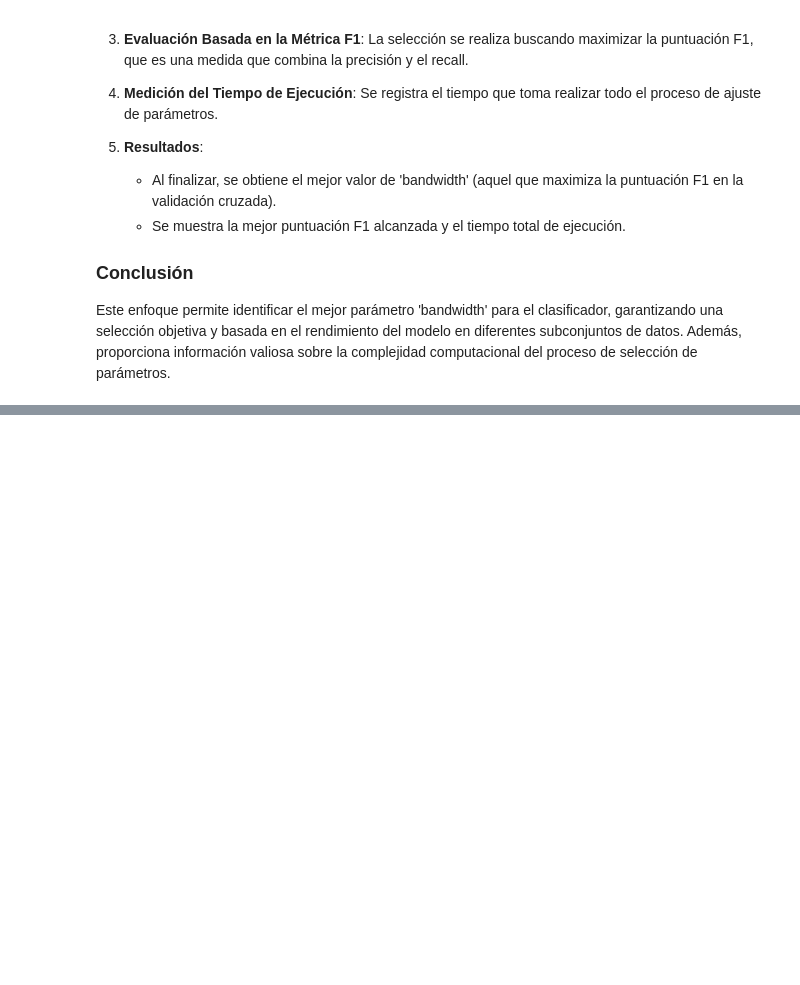
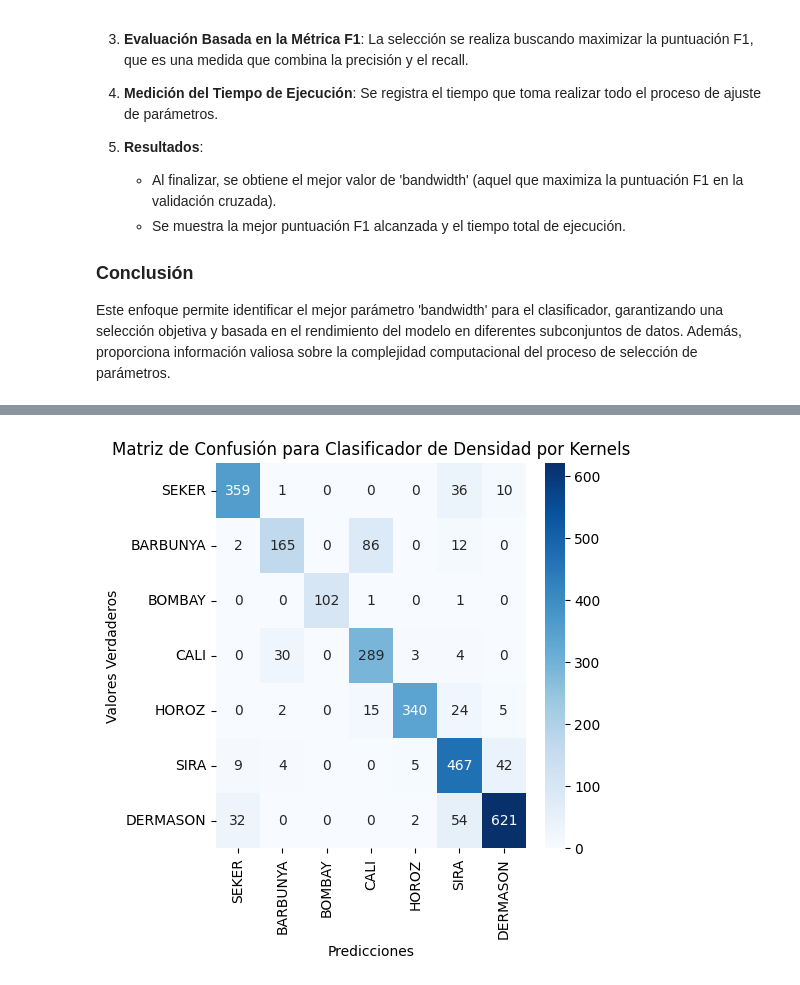
Before and after one commit to feliperussi/rdp_proyeto_2, a Jupyter notebook: RdP_proyecto_2.ipynb, the cells around one changed output, grey strips where cells are left out. Saved outputs shown, nothing was run; the diff lists cells and outputs as text; code cells hidden in the pictures; blank space fills up the shorter version.

```diff
--- a/RdP_proyecto_2.ipynb
+++ b/RdP_proyecto_2.ipynb
@@ -200,0 +533,33 @@ y_pred = best_clf.predict(X_test)
+# %%
+# Definición de los parámetros a probar
+param_grid = {'bandwidth': [1.0, 2.0, 3.0, 4.0, 5.0]}
+
+# Inicialización de GridSearchCV con validación cruzada de 5 particiones (20% de los datos para prueba)
+grid_search = GridSearchCV(KernelDensityClassifier(), param_grid, cv=5, scoring='f1_macro')
+
+# Medición del tiempo de "preparación" y ajuste de parámetros
+start_time = time.time()
+grid_search.fit(X_train_dry_bean, y_train_dry_bean)
+end_time = time.time()
+
+# Tiempo total utilizado en el proceso
+total_time = end_time - start_time
+
+# Resultados de GridSearchCV
+best_params = grid_search.best_params_
+best_score = grid_search.best_score_
+# %%
+# Obtener el mejor clasificador
+best_clf_kde_dry_bean = grid_search.best_estimator_
+
+# Entrenar el mejor clasificador
+best_clf_kde_dry_bean.fit(X_train_dry_bean, y_train_dry_bean)
+
+# Predecir las etiquetas de clase para los datos de prueba
+y_pred_kde_dry_bean = best_clf_kde_dry_bean.predict(X_test_dry_bean)
+# %%
+dry_bean_results_kde = classification_report(y_test_dry_bean, y_pred_kde_dry_bean, output_dict=True)
+dry_bean_results_kde['accuracy'] = accuracy_score(y_test_dry_bean, y_pred_kde_dry_bean)
+dry_bean_results_kde["time"] = total_time
+dry_bean_results_kde["best_params"] = f"h = {best_params}"
+dry_bean_results_kde["confusion_matrix"] = confusion_matrix(y_test_dry_bean, y_pred_kde_dry_bean)
@@ -224,0 +605,14 @@ weighted avg       0.96      0.96      0.96       137
+# %%
+conf_matrix = dry_bean_results_kde["confusion_matrix"]
+
+# Graficando la matriz de confusión
+plt.figure(figsize=(5, 5))
+sns.heatmap(conf_matrix, annot=True, fmt='g', cmap='Blues',
+            xticklabels=['SEKER', 'BARBUNYA', 'BOMBAY', 'CALI', 'HOROZ', 'SIRA', 'DERMASON'],
+            yticklabels=['SEKER', 'BARBUNYA', 'BOMBAY', 'CALI', 'HOROZ', 'SIRA', 'DERMASON'])
+plt.xlabel('Predicciones')
+plt.ylabel('Valores Verdaderos')
+plt.title('Matriz de Confusión para Clasificador de Densidad por Kernels')
+plt.show()
+# %% [output]
+[figure, added]
```
Also changed, not shown: parts of 28 cells of this notebook.
